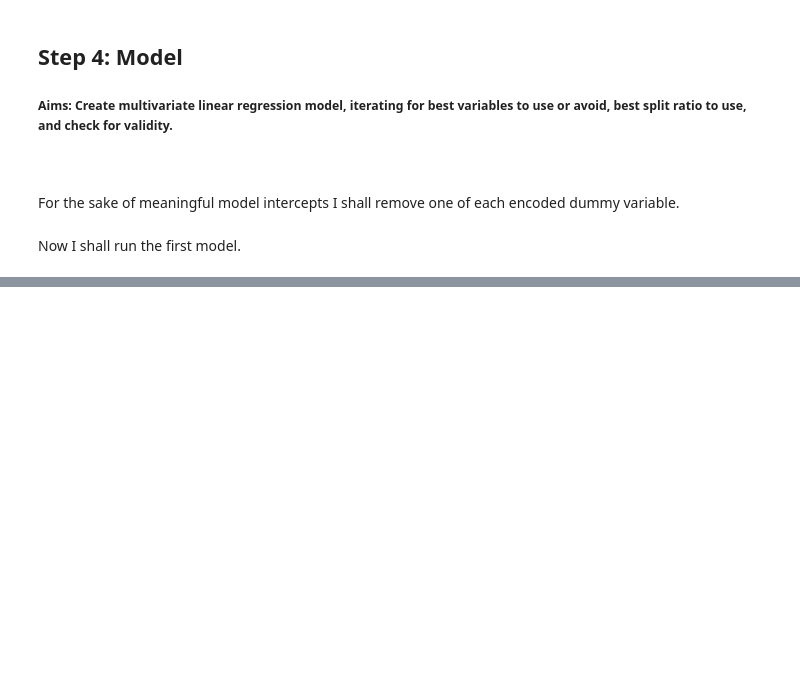
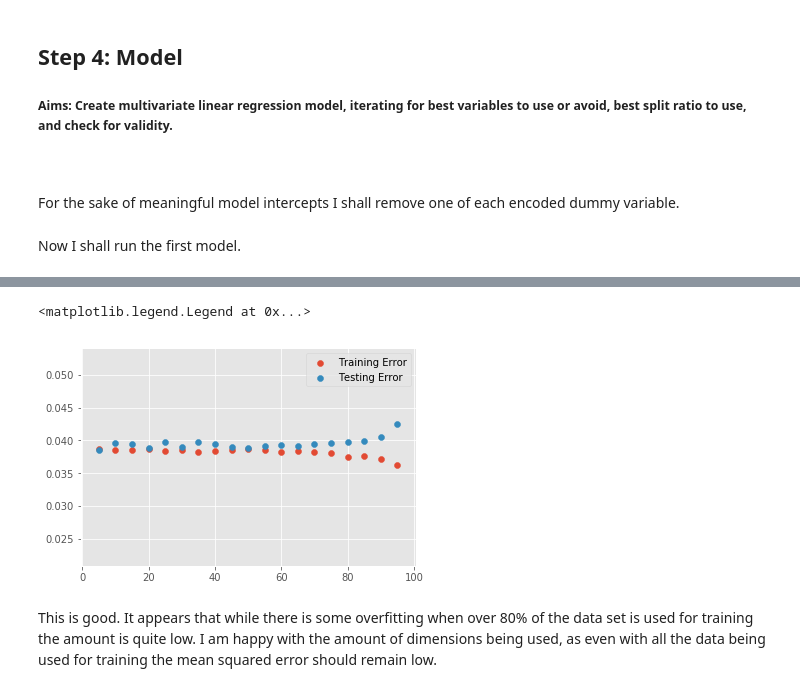
Before and after one commit to MatthewCFreeman/Project-1-KC-Housing-Data, a Jupyter notebook: Project-1-Notebook.ipynb, the cells around one changed output, grey strips where cells are left out. Drawn from its saved outputs; the diff is of its cells as text; code cells hidden in the pictures; blank space fills up the shorter version.

```diff
--- a/Project-1-Notebook.ipynb
+++ b/Project-1-Notebook.ipynb
@@ -788,3 +788,3 @@ There was p-value I was not a fan of and that was my custom log_lot15_ratio. In
 # %%
-kc_df_features.drop('log_lot15_ratio', axis=1, inplace=True)
+kc_df_features.drop(['log_lot15_ratio','FLOORS_3ANDHALF'], axis=1, inplace=True)
 # %% [markdown]
@@ -795,11 +795,14 @@ from sklearn.feature_selection import RFE
 from sklearn.linear_model import LinearRegression
 linreg = LinearRegression()
 # %%
-X =
+# We need to set the dependant and independant variables as separate dataframes for this LinearRegression code.
+X = kc_df_features.drop(['log_price'], axis=1)
+y = kc_df_features.log_price
 
+# The following code comes courtesy of Flatiron.
 r_list = []
 adj_r_list = []
-list_n = list(range(5,86,10))
+list_n = list(range(5,len(X.columns),10))
 for n in list_n:
     select_n = RFE(linreg, n_features_to_select = n)
     select_n = select_n.fit(X, np.ravel(y))
@@ -809,8 +812,8 @@ for n in list_n:
     SS_Residual = np.sum((y-yhat)**2)
     SS_Total = np.sum((y-np.mean(y))**2)
     r_squared = 1 - (float(SS_Residual))/SS_Total
-    print(r_squared)
+    print('r_squared', r_squared)
     adjusted_r_squared = 1 - (1-r_squared)*(len(y)-1)/(len(y)-X.shape[1]-1)
-    print(adjusted_r_squared)
+    print('adjusted_r_squared', adjusted_r_squared)
 r_list.append(r_squared)
 adj_r_list.append(adjusted_r_squared)
@@ -816,0 +843,29 @@ adj_r_list.append(adjusted_r_squared)
+# %%
+# This code is also courtesy of Flatiron. It will display the mean squared error for test and train sets.
+# The sets are repeated 10 times to average out noise when using random splits. This is done across a range of split ratios.
+from sklearn.model_selection import train_test_split
+from sklearn.metrics import mean_squared_error
+
+train_err = []
+test_err = []
+t_sizes = list(range(5,100,5))
+for t_size in t_sizes:
+    temp_train_err = []
+    temp_test_err = []
+    for i in range(10):
+        X_train, X_test, y_train, y_test = train_test_split(X, y, test_size=t_size/100)
+        linreg.fit(X_train, y_train)
+        y_hat_train = linreg.predict(X_train)
+        y_hat_test = linreg.predict(X_test)
+        temp_train_err.append(mean_squared_error(y_train, y_hat_train))
+        temp_test_err.append(mean_squared_error(y_test, y_hat_test))
+    train_err.append(np.mean(temp_train_err))
+    test_err.append(np.mean(temp_test_err))
+plt.scatter(t_sizes, train_err, label='Training Error')
+plt.scatter(t_sizes, test_err, label='Testing Error')
+plt.legend()
+# %% [output]
+<matplotlib.legend.Legend at 0x...>
+[figure, added]
+# %% [markdown]
+This is good. It appears that while there is some overfitting when over 80% of the data set is used for training the amount is quite low. I am happy with the amount of dimensions being used, as even with all the data being used for training the mean squared error should remain low.
```
Also changed, not shown: parts of 19 cells of this notebook.
